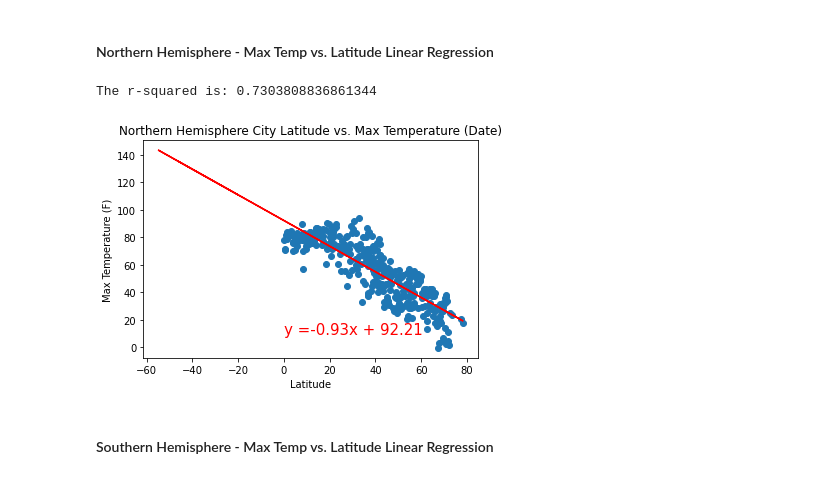
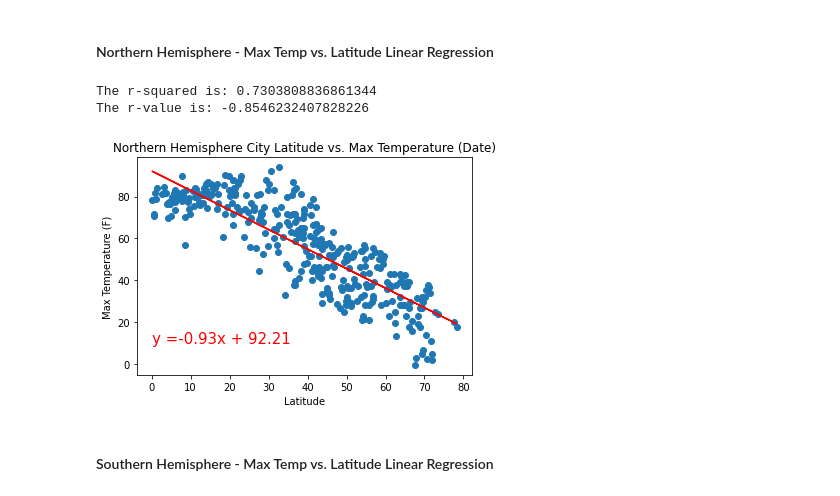
Before and after one commit to LeeProut/python-api-challenge, a Jupyter notebook: WeatherPy/WeatherPy.ipynb, the cells around one changed output. Saved outputs shown, nothing was run; the diff lists cells and outputs as text; code cells hidden in the pictures.

Commit message:
cleaned up WeatherPy scatter plot

```diff
--- a/WeatherPy/WeatherPy.ipynb
+++ b/WeatherPy/WeatherPy.ipynb
@@ -259,36 +259,39 @@ plt.ylabel("Max Temperature (F)")
 
 #plt.rc('grid', linestyle="-", color='black')
 #plt.grid(True, alpha=0.5)
 
 #find linear regression values
 # (slope, intercept, rvalue, pvalue, stderr) = linregress(total_equipment, burned_acreage)
 # regress_values = total_equipment * slope + intercept
 (n_max_temp_slope, n_max_temp_intercept, n_max_temp_rvalue, n_max_temp_pvalue, n_max_temp_stderr) = linregress(northern_hemi_df["Lat"], northern_hemi_df["Max Temp"])
-n_max_temp_regress_values = np.asarray(lat) * n_max_temp_slope + n_max_temp_intercept
+n_max_temp_regress_values = np.asarray(northern_hemi_df["Lat"]) * n_max_temp_slope + n_max_temp_intercept
 
 #calculate r-squared
 n_max_temp_rsquared = n_max_temp_rvalue**2
 print(f"The r-squared is: {n_max_temp_rsquared}")
+
+print(f"The r-value is: {n_max_temp_rvalue}")
 
 #line equation y = mx + b
 n_max_temp_line_eq = "y =" + str(round(n_max_temp_slope,2)) + "x + " + str(round(n_max_temp_intercept,2))
 
 #create scatter plot
 plt.scatter(northern_hemi_df["Lat"], northern_hemi_df["Max Temp"])
 #add regression line
-plt.plot(lat, n_max_temp_regress_values, "r-")
+plt.plot(northern_hemi_df["Lat"], n_max_temp_regress_values, "r-")
 
 #add annotation to plot
 plt.annotate(n_max_temp_line_eq,(0,10), fontsize=15, color="red")
 
 plt.savefig("Images/n_hemi_latitudeVStemp.png")
 plt.show()
 
 ##change r-squared to r-value?
 ##change x and y axis limits to x=0-80, y=0-120
 # %% [output]
 The r-squared is: 0.7303808836861344
+The r-value is: -0.8546232407828226
-[figure, old version]
+[figure, new version]
 # %% [markdown]
 ####  Southern Hemisphere - Max Temp vs. Latitude Linear Regression
 # %% [markdown]
```
Also changed, not shown: 1 other file.
